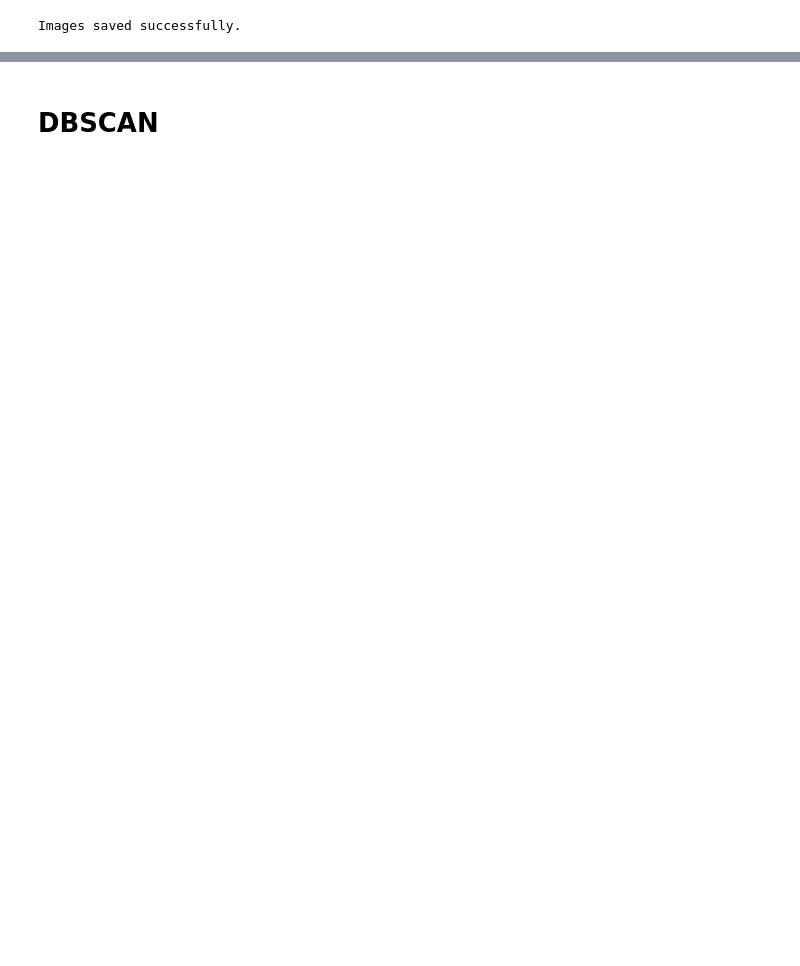
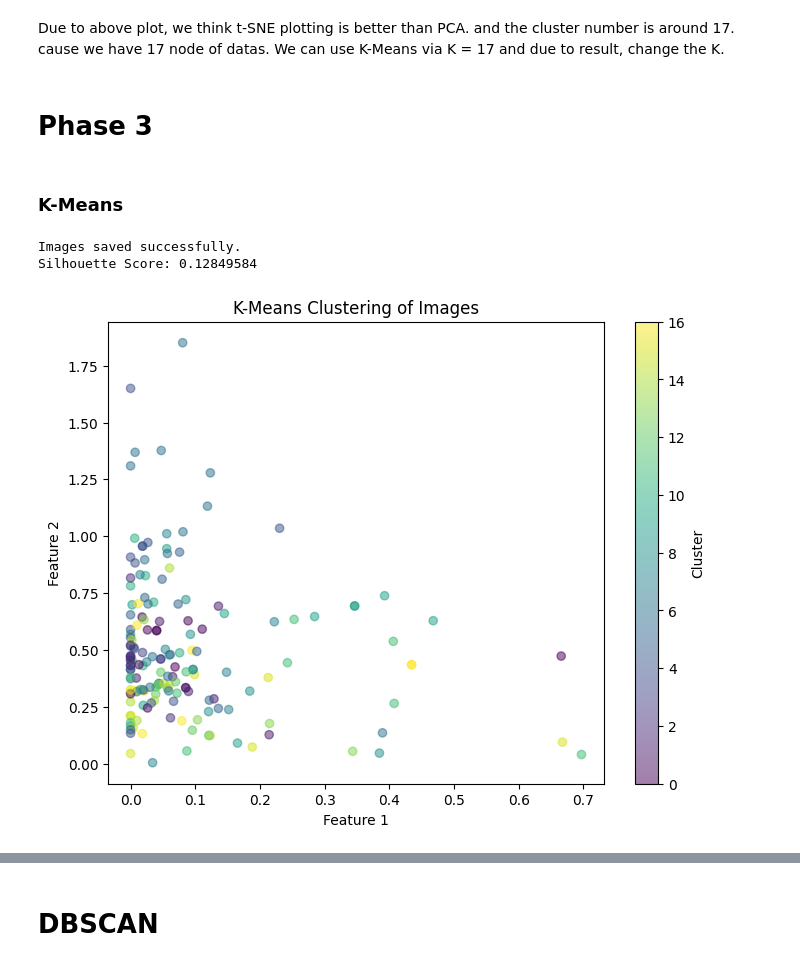
Before and after one commit to kiana2001/ML, a Jupyter notebook: ML-main.ipynb, the cells around one changed output, grey strips where cells are left out. Cells and saved outputs as stored; diff of their text form; code cells hidden in the pictures; blank space fills up the shorter version.

Commit message:
fix: fix phase 1,2 and K-Means

```diff
--- a/ML-main.ipynb
+++ b/ML-main.ipynb
@@ -55,7 +87,11 @@ print(images[:-1])
 # %%
 # load the model first and pass as an argument
-model = VGG16()
-model = Model(inputs = model.inputs, outputs = model.layers[-2].output)
+# model = VGG16()
+# model = VGG19()
+# model = Model(inputs = model.inputs, outputs = model.layers[-2].output)
+
+# Load the pre-trained ResNet50 model
+model = ResNet50(weights='imagenet', include_top=False, pooling='avg')
 
 def extract_features(file, model):
     # load the image as a 224x224 array
@@ -68,5 +104,5 @@ def extract_features(file, model):
     imgx = preprocess_input(reshaped_img)
     # get the feature vector
     features = model.predict(imgx)
-    return features
+    return features.flatten()
 # %%
@@ -132,7 +213,7 @@ subject15.wink
 # %%
-pca = PCA(n_components=2, random_state=22)
-pca.fit(feat)
-x = pca.transform(feat)
+# pca = PCA(n_components=2, random_state=22)
+# pca.fit(feat)
+# x = pca.transform(feat)
 
-print(f"Components before PCA: {feat.shape[1]}")
-print(f"Components after PCA: {pca.n_components}")
+# print(f"Components before PCA: {feat.shape[1]}")
+# print(f"Components after PCA: {pca.n_components}")
@@ -176,28 +319,67 @@ groups[clusterNum]
+# %% [markdown]
+Due to above plot, we think t-SNE plotting is better than PCA. and the cluster number is around 17. cause we have 17 node of datas.
+We can use K-Means via K = 17 and due to result, change the K.
+# %% [markdown]
+# Phase 3
+# %% [markdown]
+### K-Means
 # %%
 import shutil
 
+clusterNum = 17
+
+kmeans = KMeans(n_clusters=clusterNum, random_state=42)
+# kmeans.fit(pca_result)
+kmeans.fit(tsne_result)
+
+kmeans.labels_
+
+# holds the cluster id and the images { id: [images] }
+groups = {}
+for file, cluster in zip(filenames,kmeans.labels_):
+    if cluster not in groups.keys():
+        groups[cluster] = []
+        groups[cluster].append(file)
+    else:
+        groups[cluster].append(file)
+
 # Create a folder to save the images
 if AliPC:
-    output_folder = "E:\\University\\Term 8\\Computational Intelligence\\Project\\1\\Main-Project\\ML\\dataset\\output\\"
+    output_folder = f"E:\\University\\Term 8\\Computational Intelligence\\Project\\1\\Main-Project\\ML\\dataset\\output\\K-Means-with-K-{clusterNum}\\"
 else:
-    output_folder = "/content/drive/MyDrive/output"
+    output_folder = "/content/drive/MyDrive/output/K-Means-with-K-{clusterNum}/"
 
 os.makedirs(output_folder, exist_ok=True)
 
 # holds the cluster id and the images { id: [images] }
 groups = {}
 for file, cluster in zip(filenames, kmeans.labels_):
     if cluster not in groups.keys():
         groups[cluster] = []
     groups[cluster].append(file)
 
 # Save the images
 for cluster_id, images in groups.items():
     cluster_folder = os.path.join(output_folder, f"cluster_{cluster_id}")
     os.makedirs(cluster_folder, exist_ok=True)
     for image_file in images:
         shutil.copy(image_file, cluster_folder)
 
 print("Images saved successfully.")
+
+# Compute silhouette score
+silhouette_avg = silhouette_score(feat, kmeans.labels_)
+print("Silhouette Score:", silhouette_avg)
+
+# Visualize Clusters
+plt.figure(figsize=(8, 6))
+plt.scatter(feat[:, 0], feat[:, 1], c=kmeans.labels_, cmap='viridis', alpha=0.5)
+plt.title('K-Means Clustering of Images')
+plt.xlabel('Feature 1')
+plt.ylabel('Feature 2')
+plt.colorbar(label='Cluster')
+plt.show()
 # %% [output]
 Images saved successfully.
+Silhouette Score: 0.12849584
+[figure, added]
```
Also changed, not shown: parts of 27 cells of this notebook.
